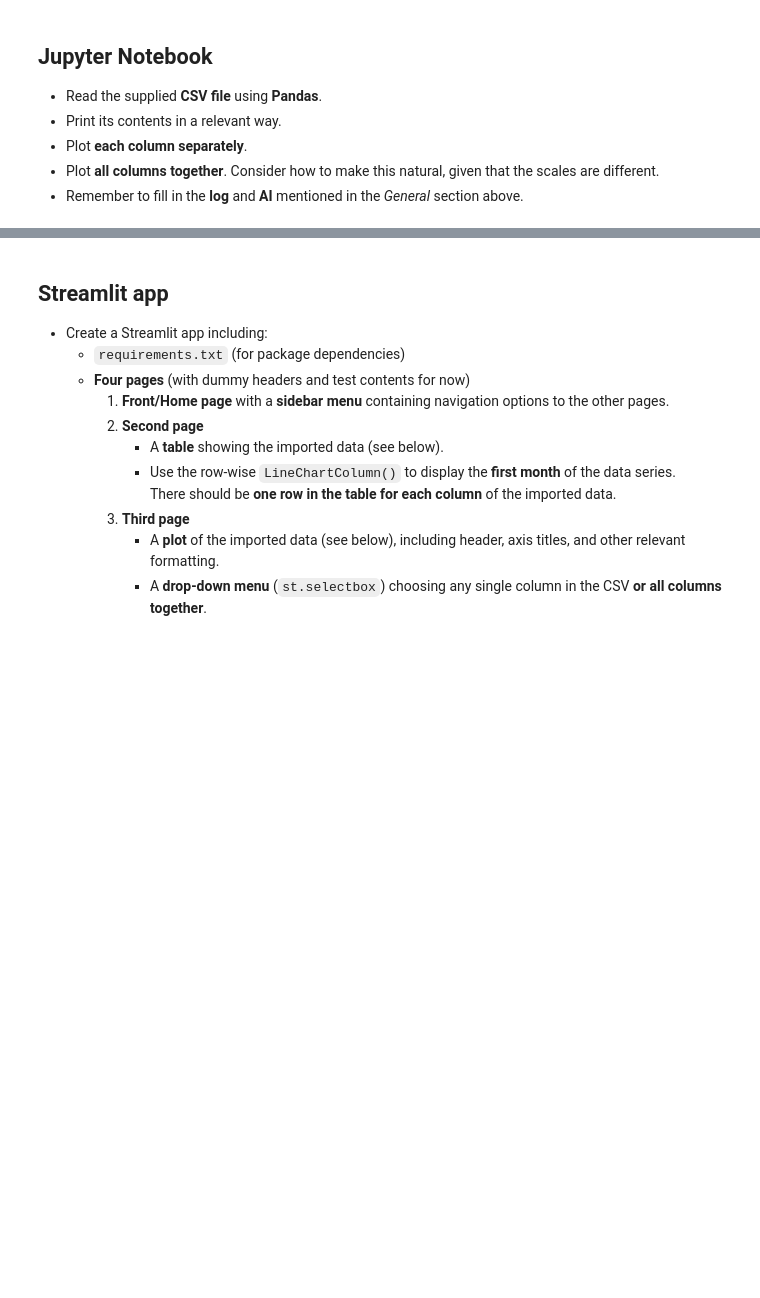
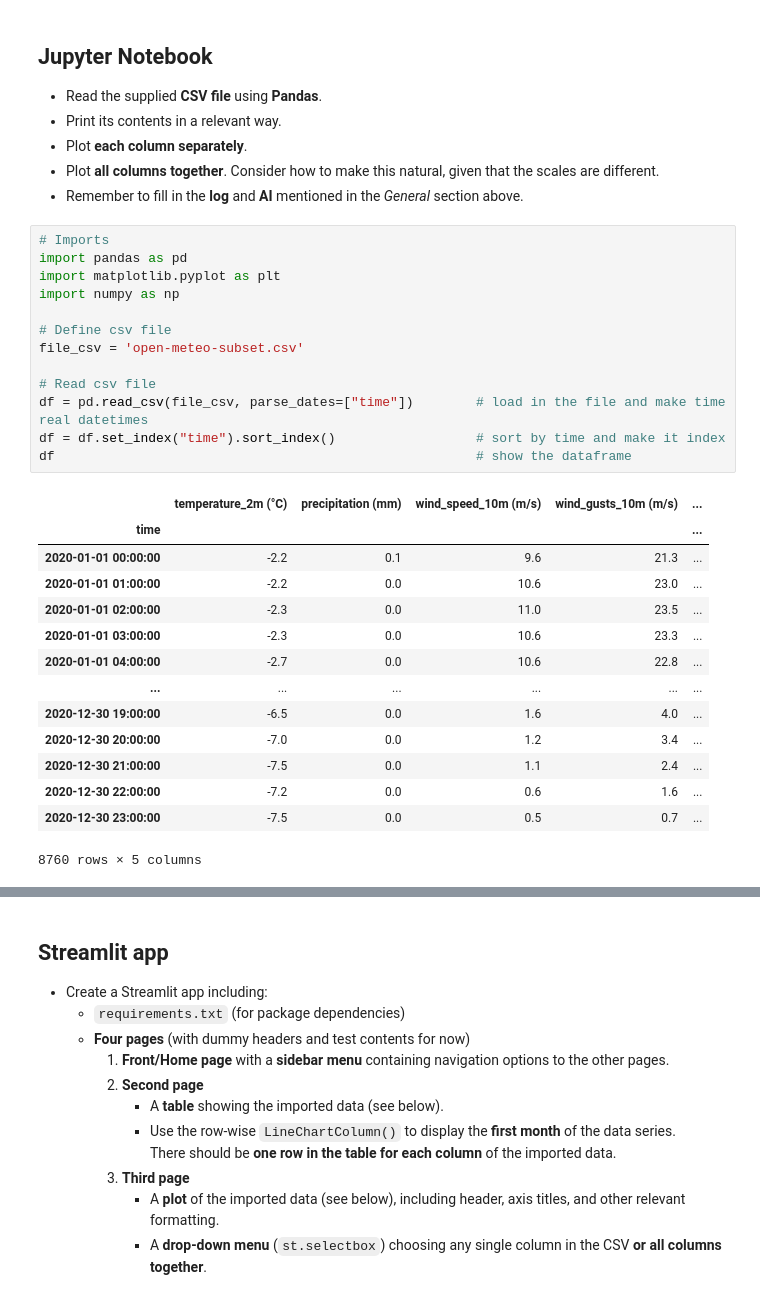
Before and after one commit to rajern/ind320-rajvir, a Jupyter notebook: assignment_1/assignment1.ipynb, the cells around one changed output, grey strips where cells are left out. Cells and saved outputs as stored; diff of their text form; blank space fills up the shorter version.

```diff
--- a/assignment_1/assignment1.ipynb
+++ b/assignment_1/assignment1.ipynb
@@ -48,3 +52,31 @@
 - Plot **each column separately**.
 - Plot **all columns together**. Consider how to make this natural, given that the scales are different.
 - Remember to fill in the **log** and **AI** mentioned in the *General* section above.
+# %%
+# Imports
+import pandas as pd
+import matplotlib.pyplot as plt
+import numpy as np
+
+# Define csv file
+file_csv = 'open-meteo-subset.csv'
+
+# Read csv file
+df = pd.read_csv(file_csv, parse_dates=["time"])        # load in the file and make time real datetimes
+df = df.set_index("time").sort_index()                  # sort by time and make it index
+df                                                      # show the dataframe
+# %% [output]
+|  | temperature_2m (°C) | precipitation (mm) | wind_speed_10m (m/s) | wind_gusts_10m (m/s) | ... |
+| time |  |  |  |  | ... |
+| 2020-01-01 00:00:00 | -2.2 | 0.1 | 9.6 | 21.3 | ... |
+| 2020-01-01 01:00:00 | -2.2 | 0.0 | 10.6 | 23.0 | ... |
+| 2020-01-01 02:00:00 | -2.3 | 0.0 | 11.0 | 23.5 | ... |
+| 2020-01-01 03:00:00 | -2.3 | 0.0 | 10.6 | 23.3 | ... |
+| 2020-01-01 04:00:00 | -2.7 | 0.0 | 10.6 | 22.8 | ... |
+| ... | ... | ... | ... | ... | ... |
+| 2020-12-30 19:00:00 | -6.5 | 0.0 | 1.6 | 4.0 | ... |
+| 2020-12-30 20:00:00 | -7.0 | 0.0 | 1.2 | 3.4 | ... |
+| 2020-12-30 21:00:00 | -7.5 | 0.0 | 1.1 | 2.4 | ... |
+| 2020-12-30 22:00:00 | -7.2 | 0.0 | 0.6 | 1.6 | ... |
+| 2020-12-30 23:00:00 | -7.5 | 0.0 | 0.5 | 0.7 | ... |
+8760 rows × 5 columns
```
Also changed, not shown: parts of 6 cells of this notebook, 5 other files.
